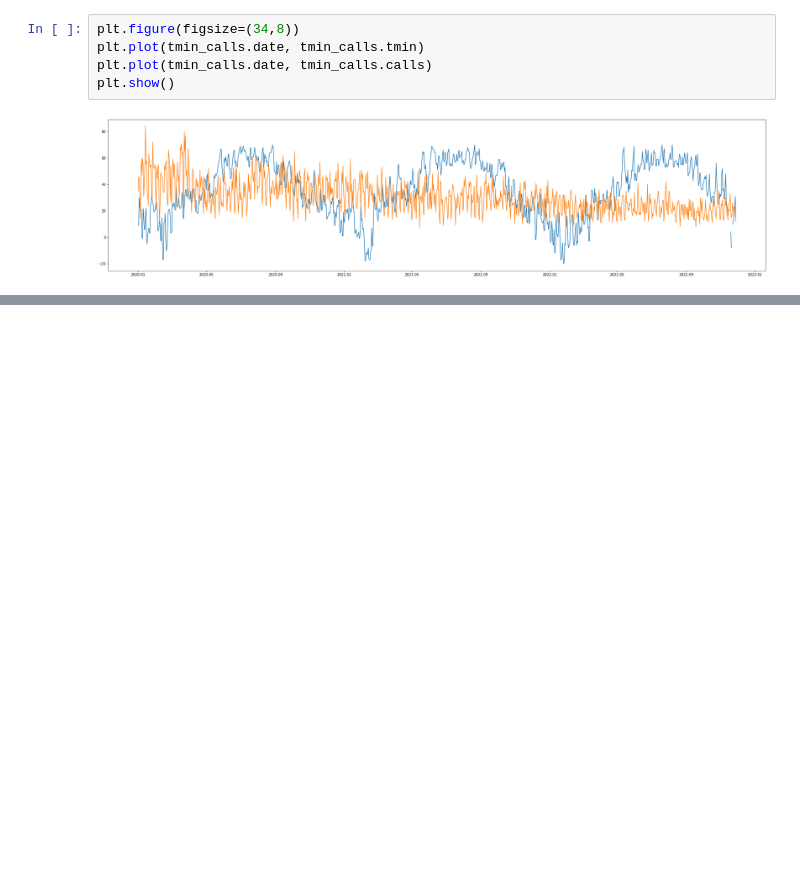
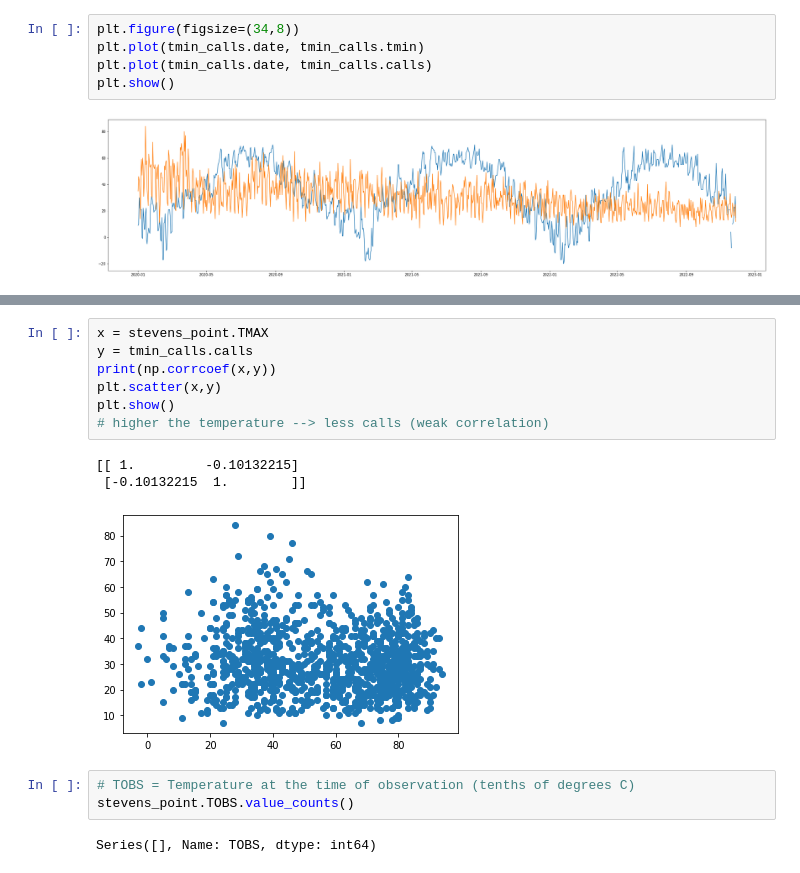
Before and after one commit to datakind/uwwi-datadive-dec-22, a Jupyter notebook: external_datasets/news/weather_data_call_volume.ipynb, the cells around one changed output, grey strips where cells are left out. Drawn from its saved outputs; the diff is of its cells as text; blank space fills up the shorter version.

```diff
--- a/external_datasets/news/weather_data_call_volume.ipynb
+++ b/external_datasets/news/weather_data_call_volume.ipynb
@@ -210,0 +219,16 @@ print(tmin_calls.corr())
+# %%
+x = stevens_point.TMAX
+y = tmin_calls.calls
+print(np.corrcoef(x,y))
+plt.scatter(x,y)
+plt.show()
+# higher the temperature --> less calls (weak correlation)
+# %% [output]
+[[ 1.         -0.10132215]
+ [-0.10132215  1.        ]]
+[figure, added]
+# %%
+# TOBS = Temperature at the time of observation (tenths of degrees C)
+stevens_point.TOBS.value_counts()
+# %% [output]
+Series([], Name: TOBS, dtype: int64)
```
Also changed, not shown: parts of 20 cells of this notebook.
